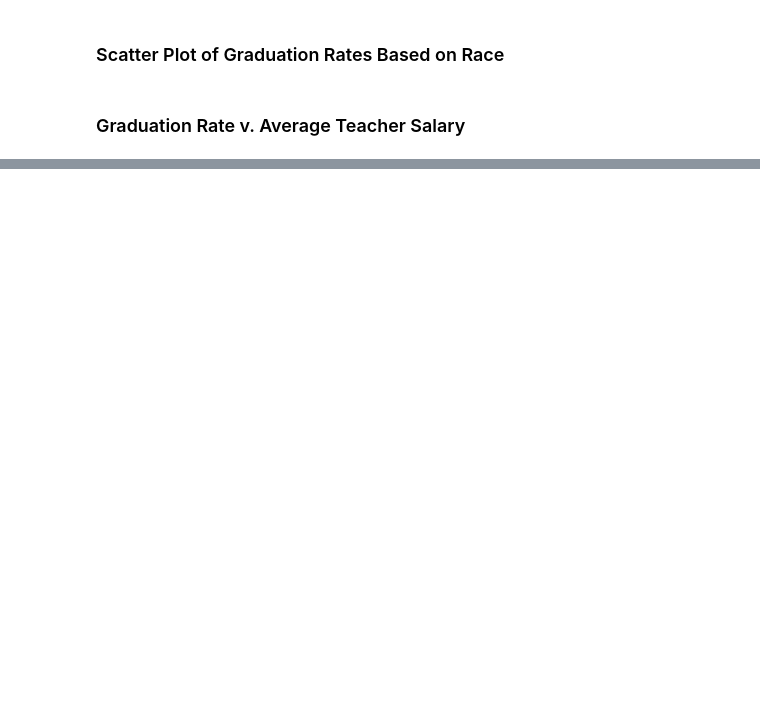
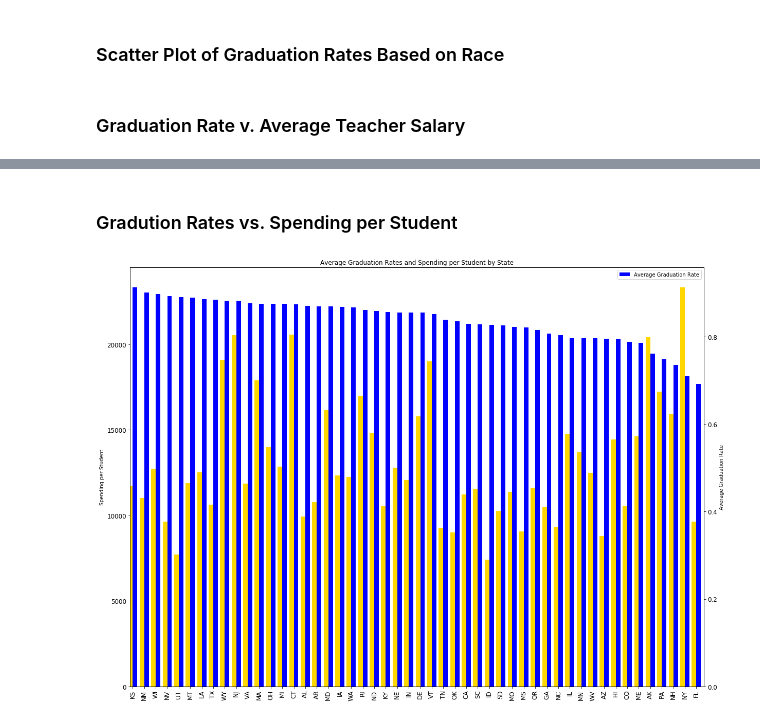
Before and after one commit to jelizalo/project-one, a Jupyter notebook: ProjectMaster.ipynb, the cells around one changed output, grey strips where cells are left out. Saved outputs shown, nothing was run; the diff lists cells and outputs as text; code cells hidden in the pictures; blank space fills up the shorter version.

```diff
--- a/ProjectMaster.ipynb
+++ b/ProjectMaster.ipynb
@@ -672,0 +617,23 @@ plt.show()
+# %% [markdown]
+### Gradution Rates vs. Spending per Student ###
+# %%
+# comparing Graduation Rates with Spending per Student
+fig = plt.figure() # Create matplotlib figure
+ax = fig.add_subplot(111) # Create matplotlib axes
+ax2 = ax.twinx() # Create another axes that shares the same x-axis as ax.
+y_pos = np.arange(len(education_final))
+width = 0.4
+education_final['Spending per Student'].plot(kind='bar', color='gold', ax=ax, width=width, position=1,
+                                         title ="Average Graduation Rates and Spending per Student by State",
+                                         figsize=(20,15), fontsize=12)
+education_final['Average Graduation Rate'].plot(kind='bar', color='blue', ax=ax2, width=width, position=0, figsize=(20,15),
+                                         fontsize=12)
+plt.xticks(y_pos, education_final['ST'])
+ax.set_ylabel('Spending per Student')
+ax2.set_ylabel('Average Graduation Rate')
+plt.legend(loc='best')
+
+plt.savefig('GradRates_vs_StuSpend.png')
+plt.show()
+# %% [output]
+[figure, added]
```
Also changed, not shown: parts of 30 cells of this notebook.
